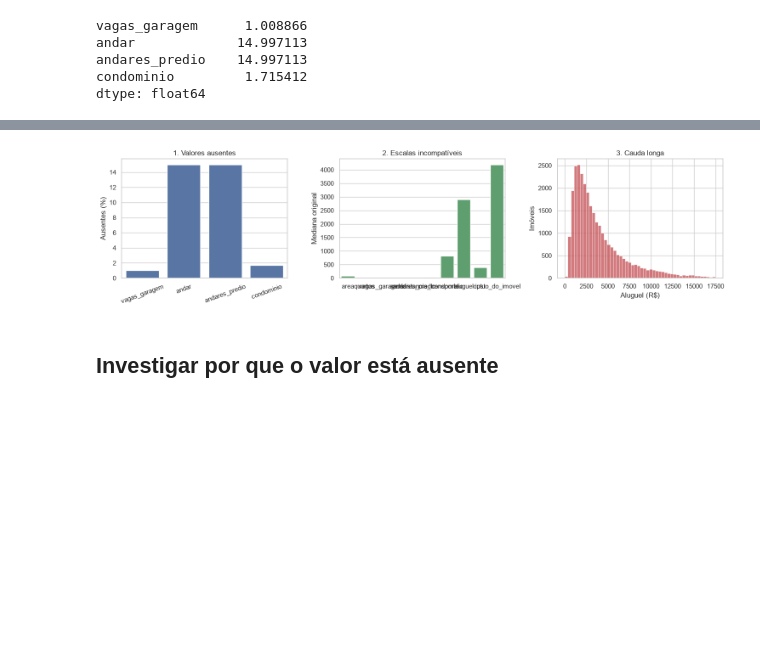
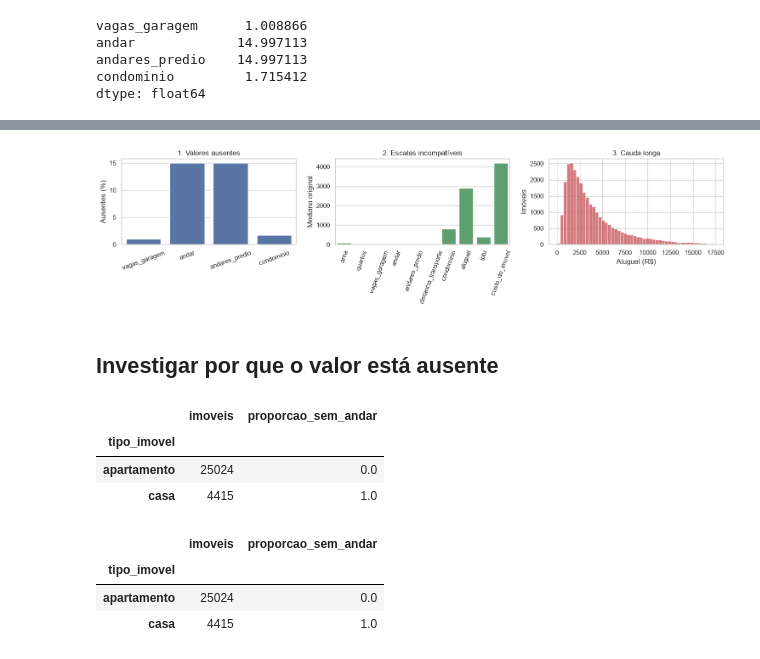
Before and after one commit to moraesadanilo/data-science, a Jupyter notebook: Unidade_2/Aula_06/laboratorio_06.ipynb, the cells around one changed output, grey strips where cells are left out. Cells and saved outputs as stored; diff of their text form; code cells hidden in the pictures; blank space fills up the shorter version.

```diff
--- a/Unidade_2/Aula_06/laboratorio_06.ipynb
+++ b/Unidade_2/Aula_06/laboratorio_06.ipynb
@@ -156,39 +161,62 @@ axes[0].set(
 axes[0].tick_params(axis="x", rotation=20)
 
 sns.barplot(
     x=escalas.index,
     y=escalas.values,
     ax=axes[1],
     color="#55A868",
 )
 axes[1].set(
     title="2. Escalas incompatíveis",
     ylabel="Mediana original",
     xlabel="",
 )
+axes[1].tick_params(axis="x", rotation=70)
 
 sns.histplot(
     imoveis["aluguel"],
     bins=50,
     binrange=(0, limite),
     ax=axes[2],
     color="#C44E52",
 )
 axes[2].set(
     title="3. Cauda longa",
     xlabel="Aluguel (R$)",
     ylabel="Imóveis",
 )
 
 plt.tight_layout()
 plt.show()
 # %% [output]
-[figure, old version]
+[figure, new version]
 # %% [markdown]
 ## Investigar por que o valor está ausente
 # %%
 (
     imoveis
     .groupby("tipo_imovel")
-    .agg()
+    .agg(
+        imoveis = ("tipo_imovel", "size"),
+        proporcao_sem_andar = ("andar", lambda x: x.isna().mean())
+    )
 )
+# %% [output]
+|  | imoveis | proporcao_sem_andar |
+| tipo_imovel |  |  |
+| apartamento | 25024 | 0.0 |
+| casa | 4415 | 1.0 |
+# %%
+(
+    imoveis
+    .groupby("tipo_imovel")
+    .agg(
+        imoveis = ("tipo_imovel", "size"),
+        proporcao_sem_andar = ("andares_predio", lambda x: x.isna().mean())
+    )
+)
+# %% [output]
+|  | imoveis | proporcao_sem_andar |
+| tipo_imovel |  |  |
+| apartamento | 25024 | 0.0 |
+| casa | 4415 | 1.0 |
```
Also changed, not shown: parts of 6 cells of this notebook.
